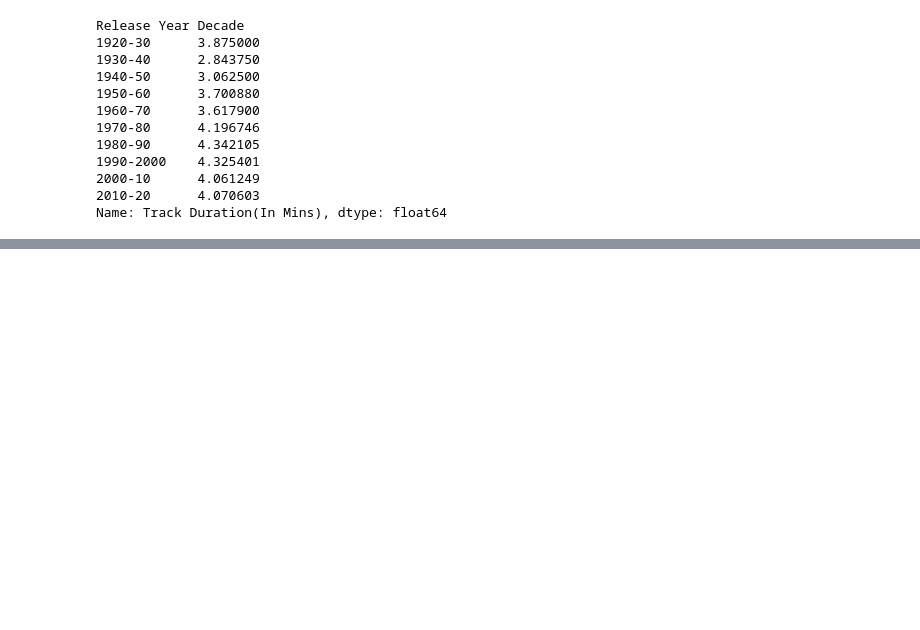
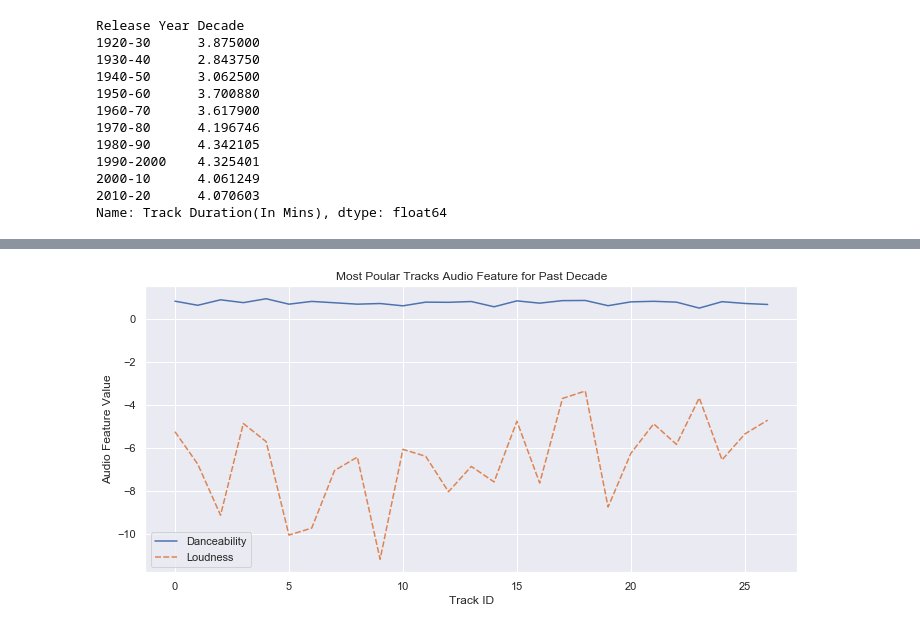
Before and after one commit to LievoisT/DataProject-Spotify, a Jupyter notebook: TrackDataAnalysis.ipynb, the cells around one changed output, grey strips where cells are left out. Saved outputs shown, nothing was run; the diff lists cells and outputs as text; code cells hidden in the pictures; blank space fills up the shorter version.

```diff
--- a/TrackDataAnalysis.ipynb
+++ b/TrackDataAnalysis.ipynb
@@ -140,3 +144,14 @@ points_T = LastDecade_df["Tempo"]
+# %%
+def correl_plot(cols):
+    fig, ax = plt.subplots(1, 1, tight_layout=True, figsize=(10,5))
+    sns.lineplot(data=LastDecade_df[cols])
+    ax.set_title("Most Poular Tracks Audio Feature for Past Decade")
+    ax.set_xlabel("Track ID")
+    ax.set_ylabel("Audio Feature Value")
+correl_plot([ "Danceability", "Loudness"])
+plt.savefig('Output_Charts/TrackFig3.png',bbox_inches='tight')
+# %% [output]
+[figure, added]
 # %%
 plt.figure(figsize=(15,10))
 plt.plot(x_axis, points_D, marker="+", linewidth=1, label="Danceability")
```
Also changed, not shown: parts of 24 cells of this notebook, 7 other files.
